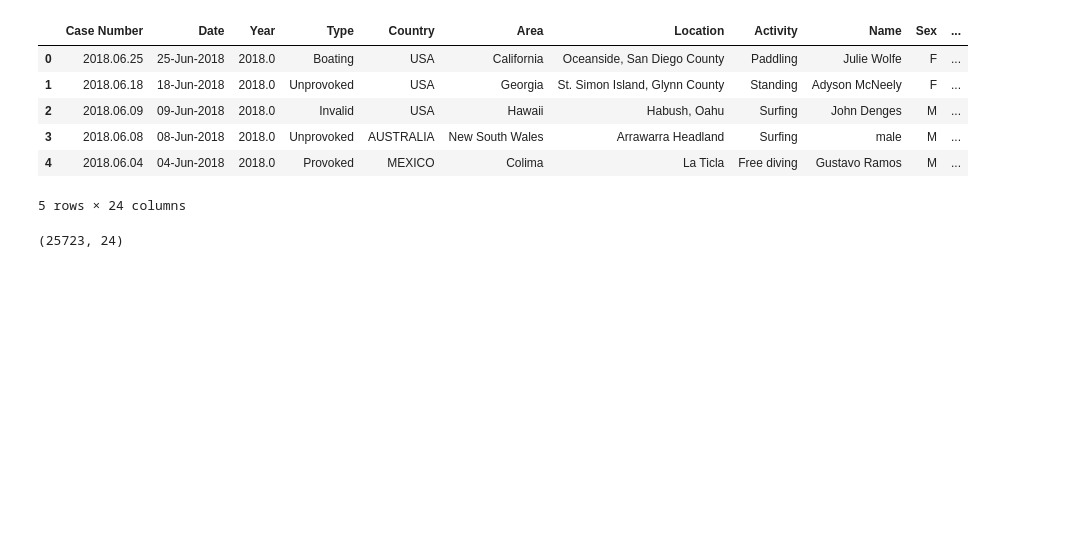
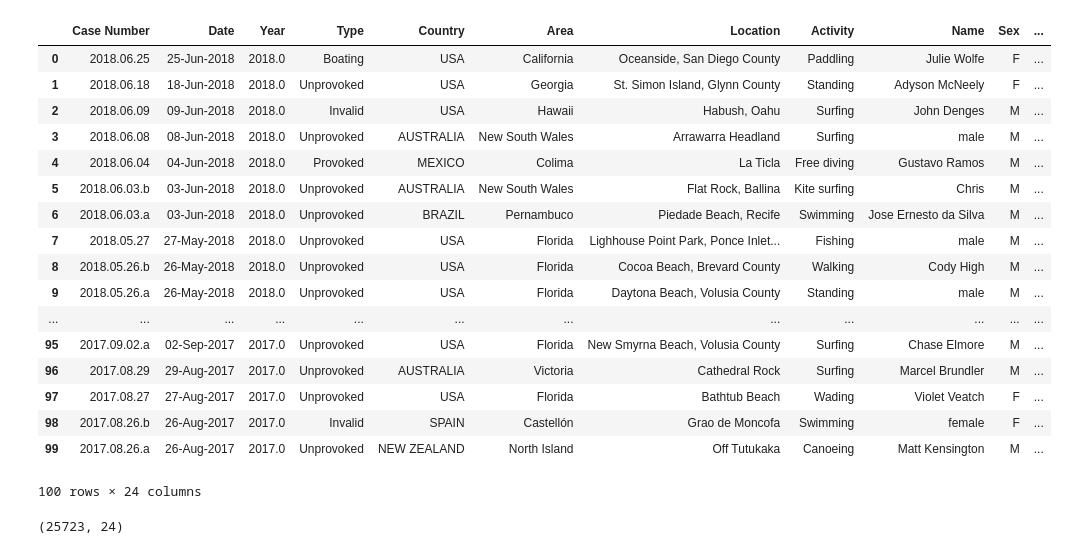
Before and after one commit to PaulaNuno/panda-sharks-attack, a Jupyter notebook: Pandas_sharks_attack.ipynb, the cells around one changed output. Cells and saved outputs as stored; diff of their text form; code cells hidden in the pictures; blank space fills up the shorter version.

```diff
--- a/Pandas_sharks_attack.ipynb
+++ b/Pandas_sharks_attack.ipynb
@@ -2,17 +2,30 @@
 # importamos las bibliotecas necesarias para el análisis
 import pandas as pd
 import numpy as np
+
+pd.set_option('display.max_rows', 500)
 # %%
 df = pd.read_csv('input/attacks.csv',encoding='latin-1')
-df.head()
+df.head(100)
 # %% [output]
 |  | Case Number | Date | Year | Type | Country | Area | Location | Activity | Name | Sex | ... |
 | 0 | 2018.06.25 | 25-Jun-2018 | 2018.0 | Boating | USA | California | Oceanside, San Diego County | Paddling | Julie Wolfe | F | ... |
 | 1 | 2018.06.18 | 18-Jun-2018 | 2018.0 | Unprovoked | USA | Georgia | St. Simon Island, Glynn County | Standing | Adyson McNeely | F | ... |
 | 2 | 2018.06.09 | 09-Jun-2018 | 2018.0 | Invalid | USA | Hawaii | Habush, Oahu | Surfing | John Denges | M | ... |
 | 3 | 2018.06.08 | 08-Jun-2018 | 2018.0 | Unprovoked | AUSTRALIA | New South Wales | Arrawarra Headland | Surfing | male | M | ... |
 | 4 | 2018.06.04 | 04-Jun-2018 | 2018.0 | Provoked | MEXICO | Colima | La Ticla | Free diving | Gustavo Ramos | M | ... |
+| 5 | 2018.06.03.b | 03-Jun-2018 | 2018.0 | Unprovoked | AUSTRALIA | New South Wales | Flat Rock, Ballina | Kite surfing | Chris | M | ... |
+| 6 | 2018.06.03.a | 03-Jun-2018 | 2018.0 | Unprovoked | BRAZIL | Pernambuco | Piedade Beach, Recife | Swimming | Jose Ernesto da Silva | M | ... |
+| 7 | 2018.05.27 | 27-May-2018 | 2018.0 | Unprovoked | USA | Florida | Lighhouse Point Park, Ponce Inlet... | Fishing | male | M | ... |
+| 8 | 2018.05.26.b | 26-May-2018 | 2018.0 | Unprovoked | USA | Florida | Cocoa Beach, Brevard County | Walking | Cody High | M | ... |
+| 9 | 2018.05.26.a | 26-May-2018 | 2018.0 | Unprovoked | USA | Florida | Daytona Beach, Volusia County | Standing | male | M | ... |
+| ... | ... | ... | ... | ... | ... | ... | ... | ... | ... | ... | ... |
+| 95 | 2017.09.02.a | 02-Sep-2017 | 2017.0 | Unprovoked | USA | Florida | New Smyrna Beach, Volusia County | Surfing | Chase Elmore | M | ... |
+| 96 | 2017.08.29 | 29-Aug-2017 | 2017.0 | Unprovoked | AUSTRALIA | Victoria | Cathedral Rock | Surfing | Marcel Brundler | M | ... |
+| 97 | 2017.08.27 | 27-Aug-2017 | 2017.0 | Unprovoked | USA | Florida | Bathtub Beach | Wading | Violet Veatch | F | ... |
+| 98 | 2017.08.26.b | 26-Aug-2017 | 2017.0 | Invalid | SPAIN | Castellón | Grao de Moncofa | Swimming | female | F | ... |
+| 99 | 2017.08.26.a | 26-Aug-2017 | 2017.0 | Unprovoked | NEW ZEALAND | North Island | Off Tutukaka | Canoeing | Matt Kensington | M | ... |
-5 rows × 24 columns
+100 rows × 24 columns
 # %%
 df.shape
 # %% [output]
```
Also changed, not shown: parts of 3 cells of this notebook, 1 other file.
